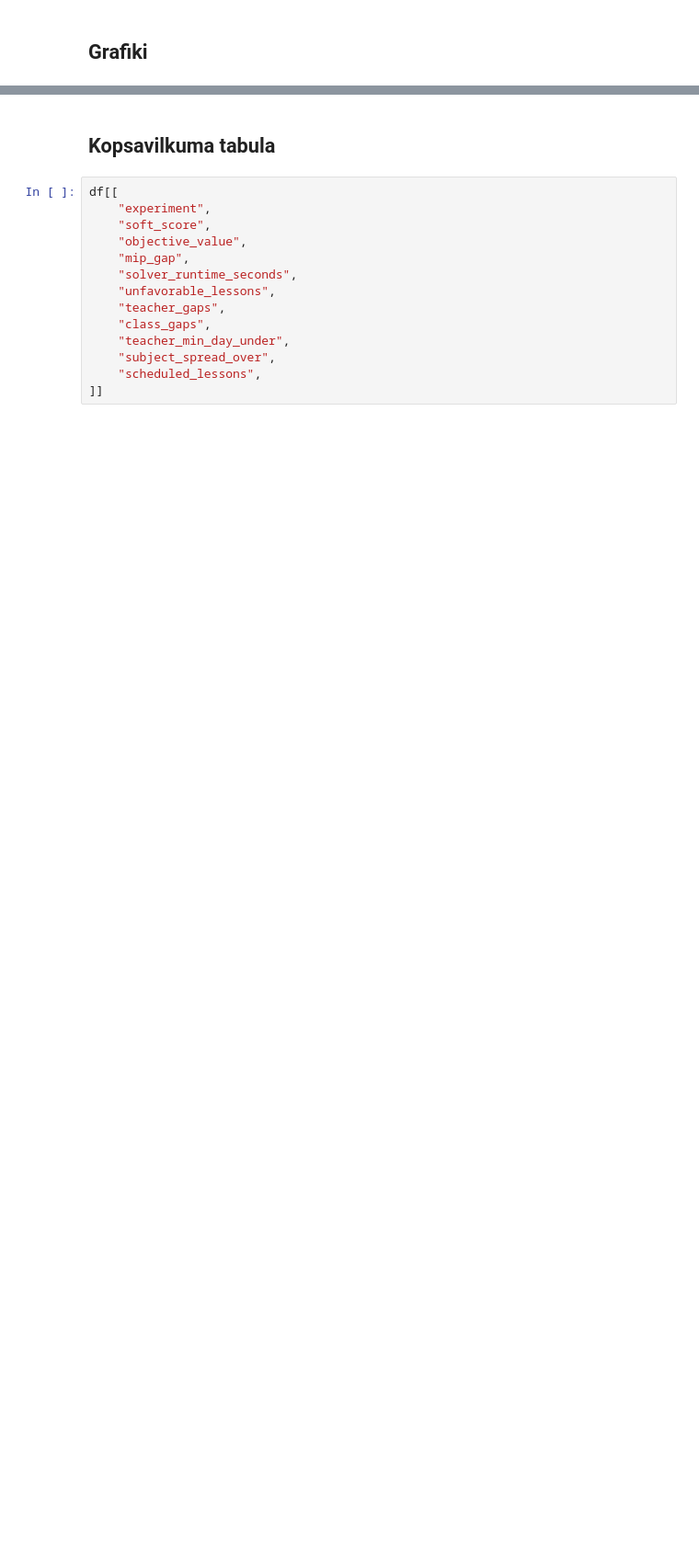
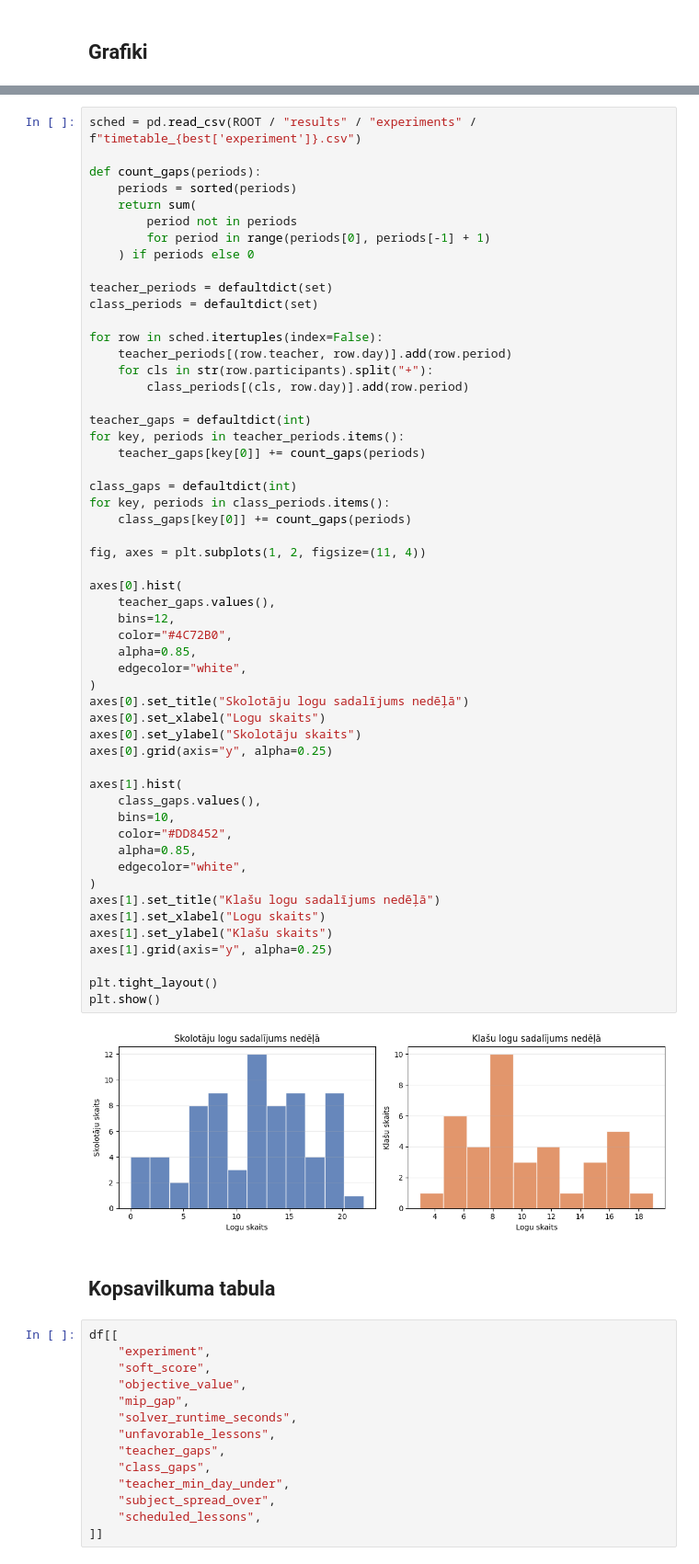
Before and after one commit to sofijanagibina/bachelor-thesis-timetable-optimization, a Jupyter notebook: main/experiments.ipynb, the cells around one changed output, grey strips where cells are left out. Shown at 92% size. Drawn from its saved outputs; the diff is of its cells as text; blank space fills up the shorter version.

```diff
--- a/main/experiments.ipynb
+++ b/main/experiments.ipynb
@@ -74,3 +99,59 @@ plt.show()
+# %%
+sched = pd.read_csv(ROOT / "results" / "experiments" / f"timetable_{best['experiment']}.csv")
+
+def count_gaps(periods):
+    periods = sorted(periods)
+    return sum(
+        period not in periods
+        for period in range(periods[0], periods[-1] + 1)
+    ) if periods else 0
+
+teacher_periods = defaultdict(set)
+class_periods = defaultdict(set)
+
+for row in sched.itertuples(index=False):
+    teacher_periods[(row.teacher, row.day)].add(row.period)
+    for cls in str(row.participants).split("+"):
+        class_periods[(cls, row.day)].add(row.period)
+
+teacher_gaps = defaultdict(int)
+for key, periods in teacher_periods.items():
+    teacher_gaps[key[0]] += count_gaps(periods)
+
+class_gaps = defaultdict(int)
+for key, periods in class_periods.items():
+    class_gaps[key[0]] += count_gaps(periods)
+
+fig, axes = plt.subplots(1, 2, figsize=(11, 4))
+
+axes[0].hist(
+    teacher_gaps.values(),
+    bins=12,
+    color="#4C72B0",
+    alpha=0.85,
+    edgecolor="white",
+)
+axes[0].set_title("Skolotāju logu sadalījums nedēļā")
+axes[0].set_xlabel("Logu skaits")
+axes[0].set_ylabel("Skolotāju skaits")
+axes[0].grid(axis="y", alpha=0.25)
+
+axes[1].hist(
+    class_gaps.values(),
+    bins=10,
+    color="#DD8452",
+    alpha=0.85,
+    edgecolor="white",
+)
+axes[1].set_title("Klašu logu sadalījums nedēļā")
+axes[1].set_xlabel("Logu skaits")
+axes[1].set_ylabel("Klašu skaits")
+axes[1].grid(axis="y", alpha=0.25)
+
+plt.tight_layout()
+plt.show()
+# %% [output]
+[figure, added]
 # %% [markdown]
 ## Kopsavilkuma tabula
 # %%
```
Also changed, not shown: parts of 7 cells of this notebook.
